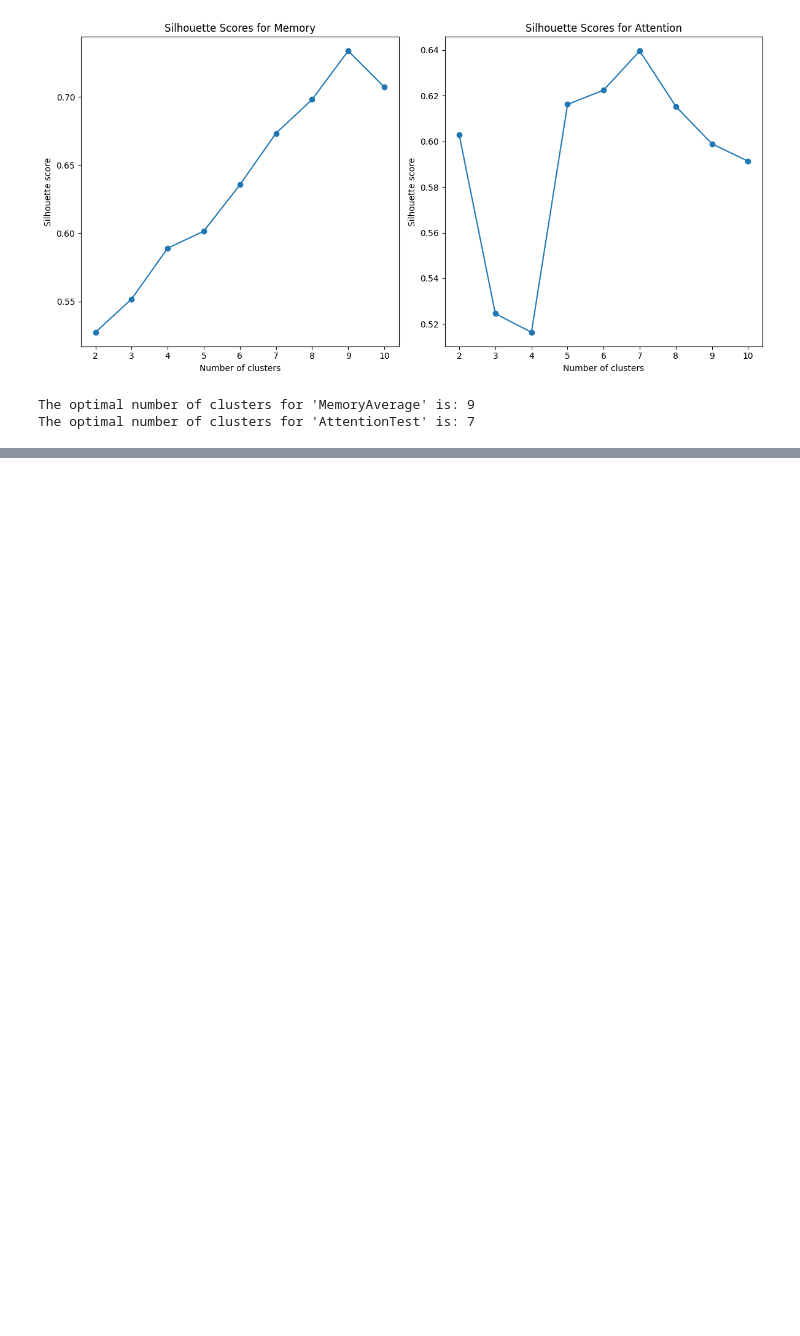
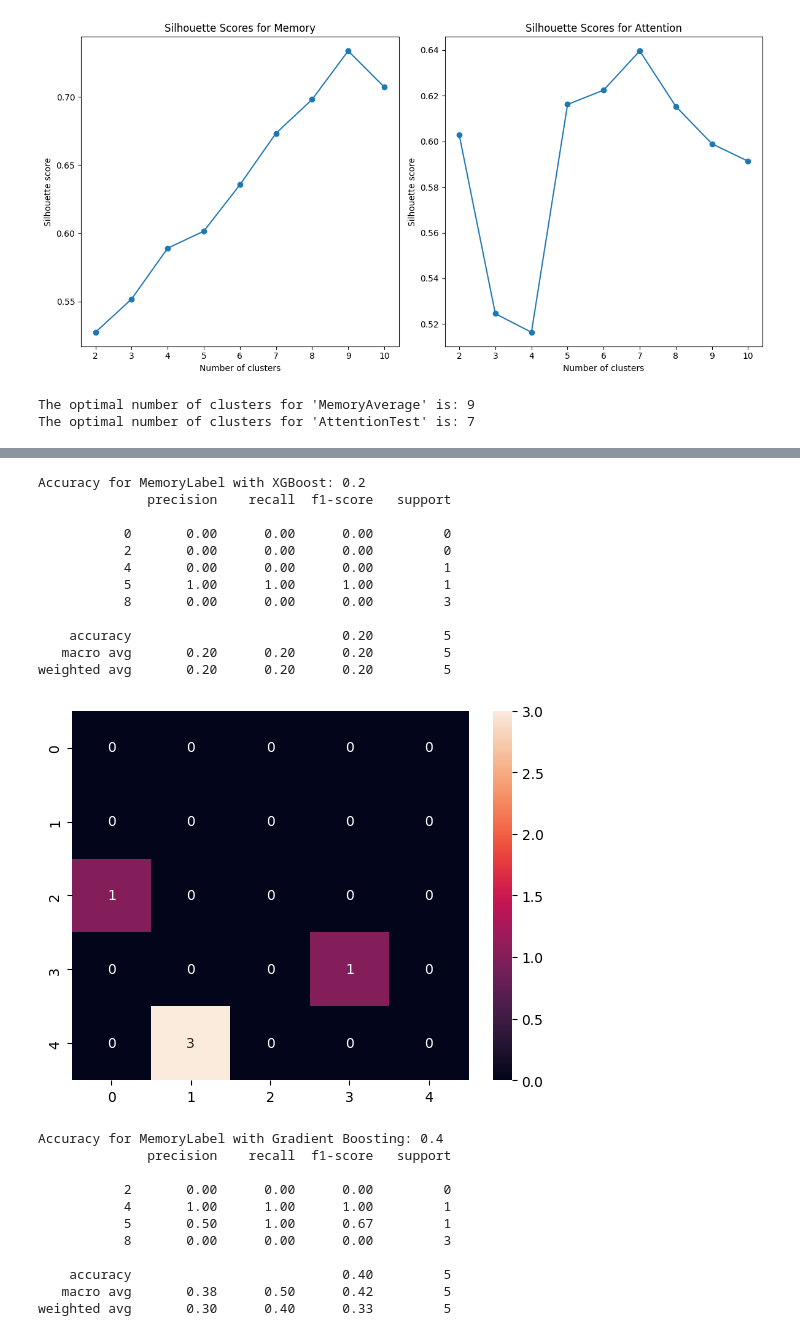
Before and after one commit to Mikel-2049/Machine-Learning-and-Image-Processing-for-Emotional-State-Prediction, a Jupyter notebook: Form_data.ipynb, the cells around one changed output, grey strips where cells are left out. Saved outputs shown, nothing was run; the diff lists cells and outputs as text; code cells hidden in the pictures; blank space fills up the shorter version.

Commit message:
Added gradientboost and xgboost

```diff
--- a/Form_data.ipynb
+++ b/Form_data.ipynb
@@ -255,3 +268,70 @@ from sklearn.ensemble import GradientBoostingClassifier
 from sklearn.model_selection import train_test_split
 from sklearn.metrics import accuracy_score, classification_report, confusion_matrix
 import seaborn as sns
+# %%
+# Select features and the target for 'MemoryLabel'
+features = ['MemoryAverage', 'Height', 'Width']
+X = dimensions_memory_attention[features]
+y_memory = dimensions_memory_attention['MemoryLabel']
+
+# Split the data into training and testing sets
+X_train, X_test, y_memory_train, y_memory_test = train_test_split(X, y_memory, test_size=0.2, random_state=42)
+
+# XGBoost Classifier for 'MemoryLabel'
+xgb_model_memory = xgb.XGBClassifier(use_label_encoder=False, eval_metric='mlogloss')
+xgb_model_memory.fit(X_train, y_memory_train)
+
+# Predictions
+y_memory_pred = xgb_model_memory.predict(X_test)
+
+# Evaluation
+memory_accuracy = accuracy_score(y_memory_test, y_memory_pred)
+print(f"Accuracy for MemoryLabel with XGBoost: {memory_accuracy}")
+print(classification_report(y_memory_test, y_memory_pred))
+
+# Confusion Matrix
+memory_cm = confusion_matrix(y_memory_test, y_memory_pred)
+sns.heatmap(memory_cm, annot=True, fmt='d')
+plt.show()
+
+# Gradient Boosting Classifier for 'MemoryLabel'
+gb_model_memory = GradientBoostingClassifier()
+gb_model_memory.fit(X_train, y_memory_train)
+
+# Predictions
+y_memory_gb_pred = gb_model_memory.predict(X_test)
+
+# Evaluation
+memory_gb_accuracy = accuracy_score(y_memory_test, y_memory_gb_pred)
+print(f"Accuracy for MemoryLabel with Gradient Boosting: {memory_gb_accuracy}")
+print(classification_report(y_memory_test, y_memory_gb_pred))
+
+# Confusion Matrix
+memory_gb_cm = confusion_matrix(y_memory_test, y_memory_gb_pred)
+sns.heatmap(memory_gb_cm, annot=True, fmt='d')
+plt.show()
+# %% [output]
+Accuracy for MemoryLabel with XGBoost: 0.2
+              precision    recall  f1-score   support
+
+           0       0.00      0.00      0.00         0
+           2       0.00      0.00      0.00         0
+           4       0.00      0.00      0.00         1
+           5       1.00      1.00      1.00         1
+           8       0.00      0.00      0.00         3
+
+    accuracy                           0.20         5
+   macro avg       0.20      0.20      0.20         5
+weighted avg       0.20      0.20      0.20         5
+[figure, added]
+Accuracy for MemoryLabel with Gradient Boosting: 0.4
+              precision    recall  f1-score   support
+
+           2       0.00      0.00      0.00         0
+           4       1.00      1.00      1.00         1
+           5       0.50      1.00      0.67         1
+           8       0.00      0.00      0.00         3
+
+    accuracy                           0.40         5
+   macro avg       0.38      0.50      0.42         5
+weighted avg       0.30      0.40      0.33         5
```
Also changed, not shown: parts of 5 cells of this notebook.
